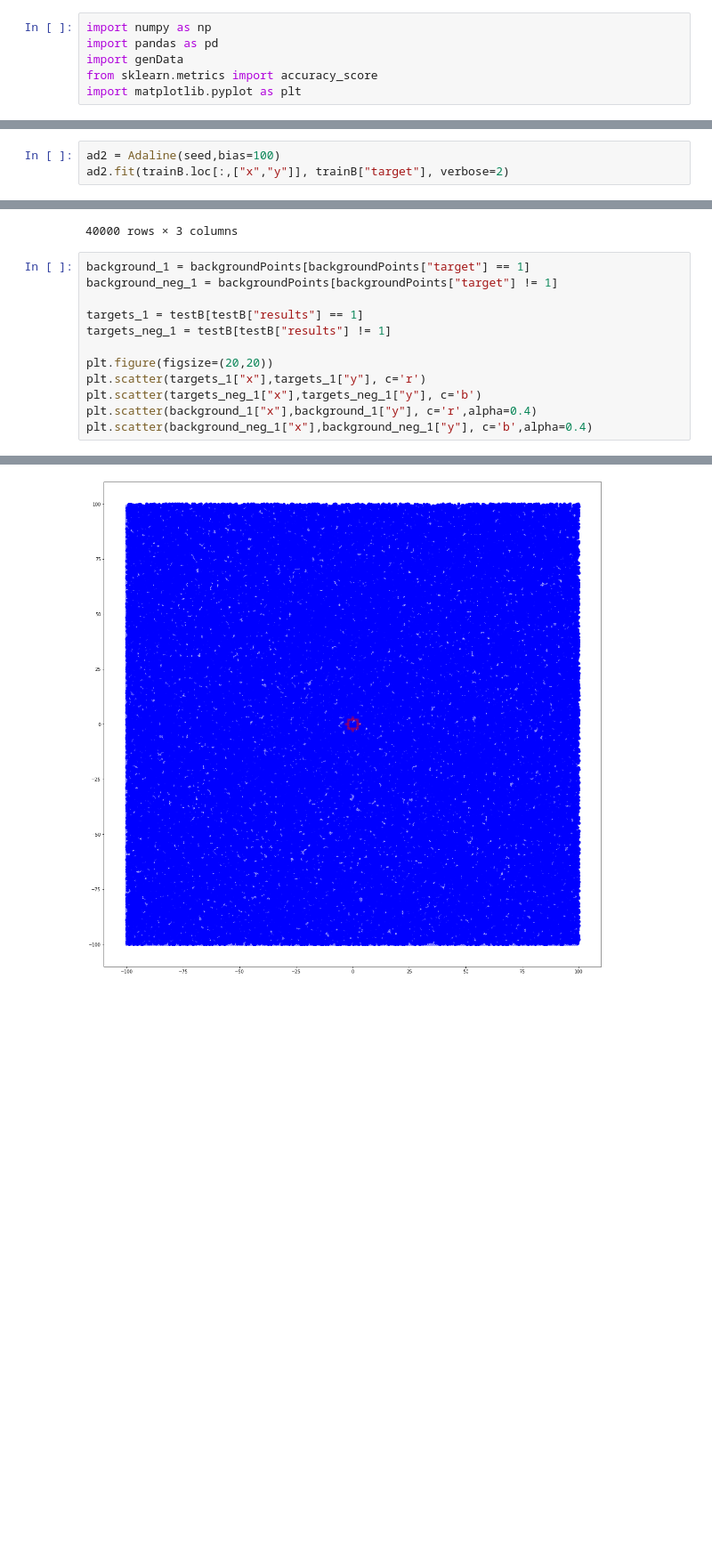
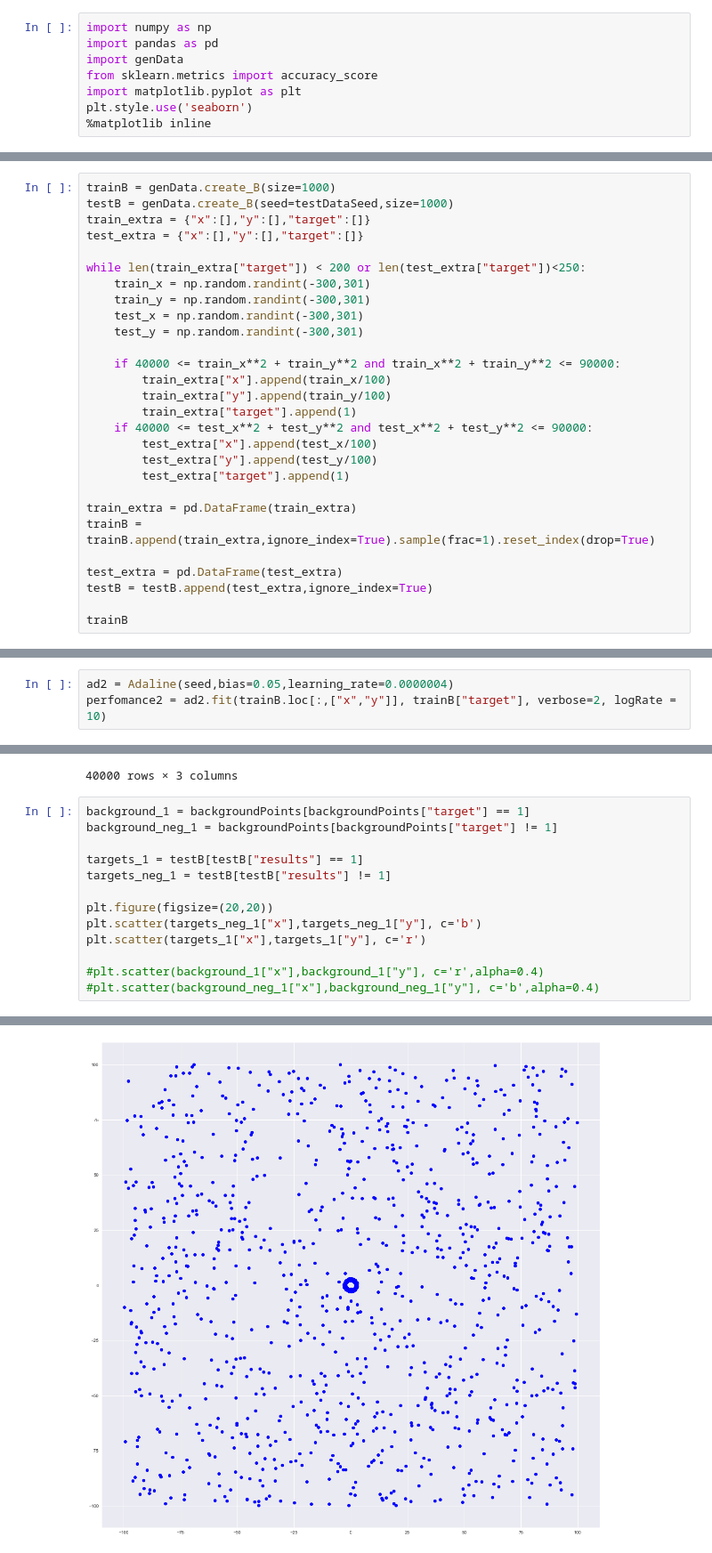
Before and after one commit to zivm20/NN-Spring-Project-1, a Jupyter notebook: Main_program .ipynb, the cells around one changed output, grey strips where cells are left out. Shown at 89% size. Saved outputs shown, nothing was run; the diff lists cells and outputs as text; blank space fills up the shorter version.

```diff
--- a/Main_program .ipynb
+++ b/Main_program .ipynb
@@ -6,6 +6,8 @@ import pandas as pd
 import genData
 from sklearn.metrics import accuracy_score
 import matplotlib.pyplot as plt
+plt.style.use('seaborn')
+%matplotlib inline
 # %% [markdown]
 Load our data sets for consistant and reproducible results
 # %%
@@ -50,0 +35,28 @@ trainB
+# %%
+trainB = genData.create_B(size=1000)
+testB = genData.create_B(seed=testDataSeed,size=1000)
+train_extra = {"x":[],"y":[],"target":[]}
+test_extra = {"x":[],"y":[],"target":[]}
+
+while len(train_extra["target"]) < 200 or len(test_extra["target"])<250:
+    train_x = np.random.randint(-300,301)
+    train_y = np.random.randint(-300,301)
+    test_x = np.random.randint(-300,301)
+    test_y = np.random.randint(-300,301)
+
+    if 40000 <= train_x**2 + train_y**2 and train_x**2 + train_y**2 <= 90000:
+        train_extra["x"].append(train_x/100)
+        train_extra["y"].append(train_y/100)
+        train_extra["target"].append(1)
+    if 40000 <= test_x**2 + test_y**2 and test_x**2 + test_y**2 <= 90000:
+        test_extra["x"].append(test_x/100)
+        test_extra["y"].append(test_y/100)
+        test_extra["target"].append(1)
+
+train_extra = pd.DataFrame(train_extra)
+trainB = trainB.append(train_extra,ignore_index=True).sample(frac=1).reset_index(drop=True)
+
+test_extra = pd.DataFrame(test_extra)
+testB = testB.append(test_extra,ignore_index=True)
+
+trainB
@@ -200,5 +234,5 @@ accuracy_score(testA["target"],testA_res)
 # %%
-ad2 = Adaline(seed,bias=100)
-ad2.fit(trainB.loc[:,["x","y"]], trainB["target"], verbose=2)
+ad2 = Adaline(seed,bias=0.05,learning_rate=0.0000004)
+perfomance2 = ad2.fit(trainB.loc[:,["x","y"]], trainB["target"], verbose=2, logRate = 10)
 # %% [output]
 Epoch 0
@@ -263,15 +305,16 @@ backgroundPoints
 # %%
 background_1 = backgroundPoints[backgroundPoints["target"] == 1]
 background_neg_1 = backgroundPoints[backgroundPoints["target"] != 1]
 
 targets_1 = testB[testB["results"] == 1]
 targets_neg_1 = testB[testB["results"] != 1]
 
 plt.figure(figsize=(20,20))
+plt.scatter(targets_neg_1["x"],targets_neg_1["y"], c='b')
 plt.scatter(targets_1["x"],targets_1["y"], c='r')
-plt.scatter(targets_neg_1["x"],targets_neg_1["y"], c='b')
-plt.scatter(background_1["x"],background_1["y"], c='r',alpha=0.4)
-plt.scatter(background_neg_1["x"],background_neg_1["y"], c='b',alpha=0.4)
+
+#plt.scatter(background_1["x"],background_1["y"], c='r',alpha=0.4)
+#plt.scatter(background_neg_1["x"],background_neg_1["y"], c='b',alpha=0.4)
 # %% [output]
 <matplotlib.collections.PathCollection at 0x...>
-[figure, old version]
+[figure, new version]
```
Also changed, not shown: parts of 17 cells of this notebook.
